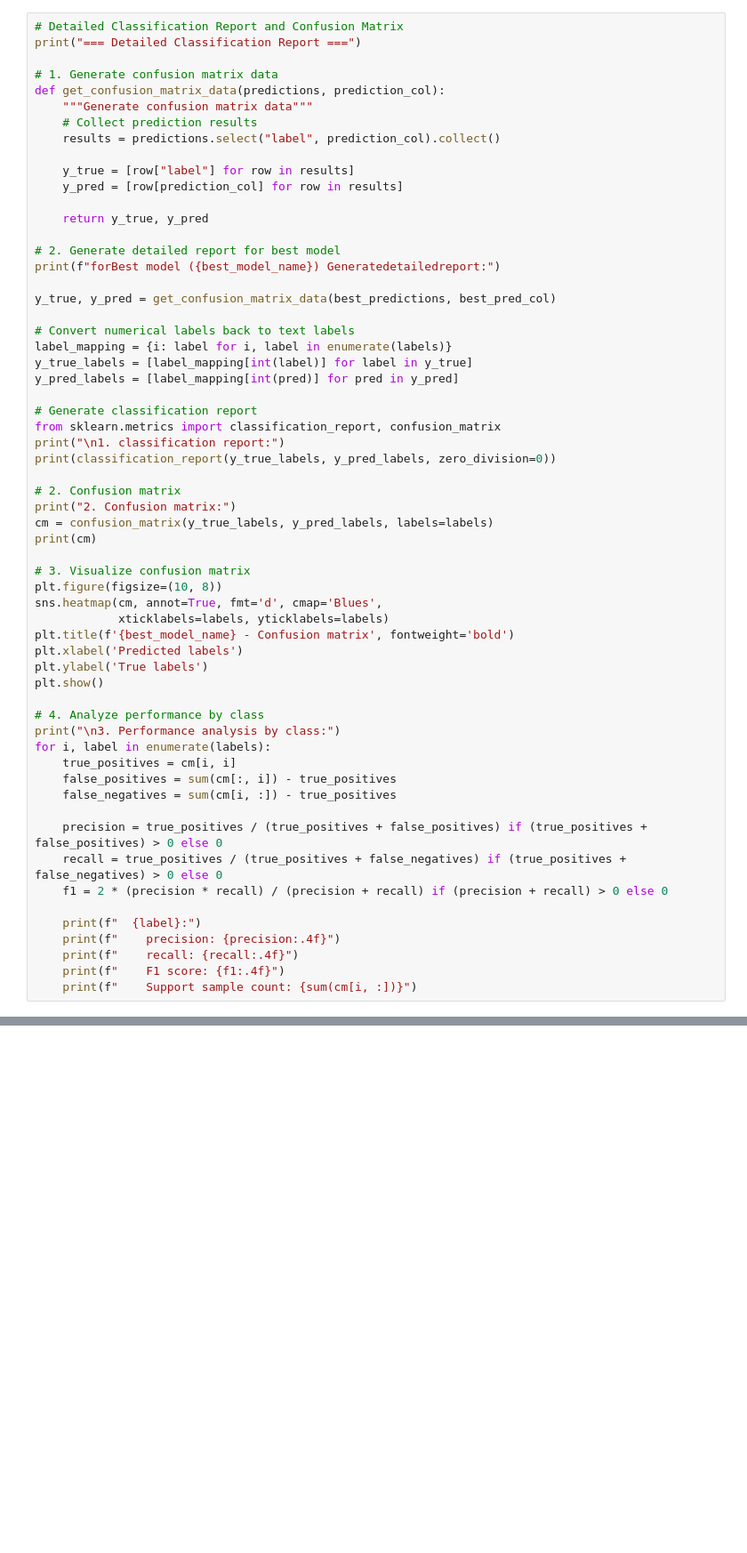
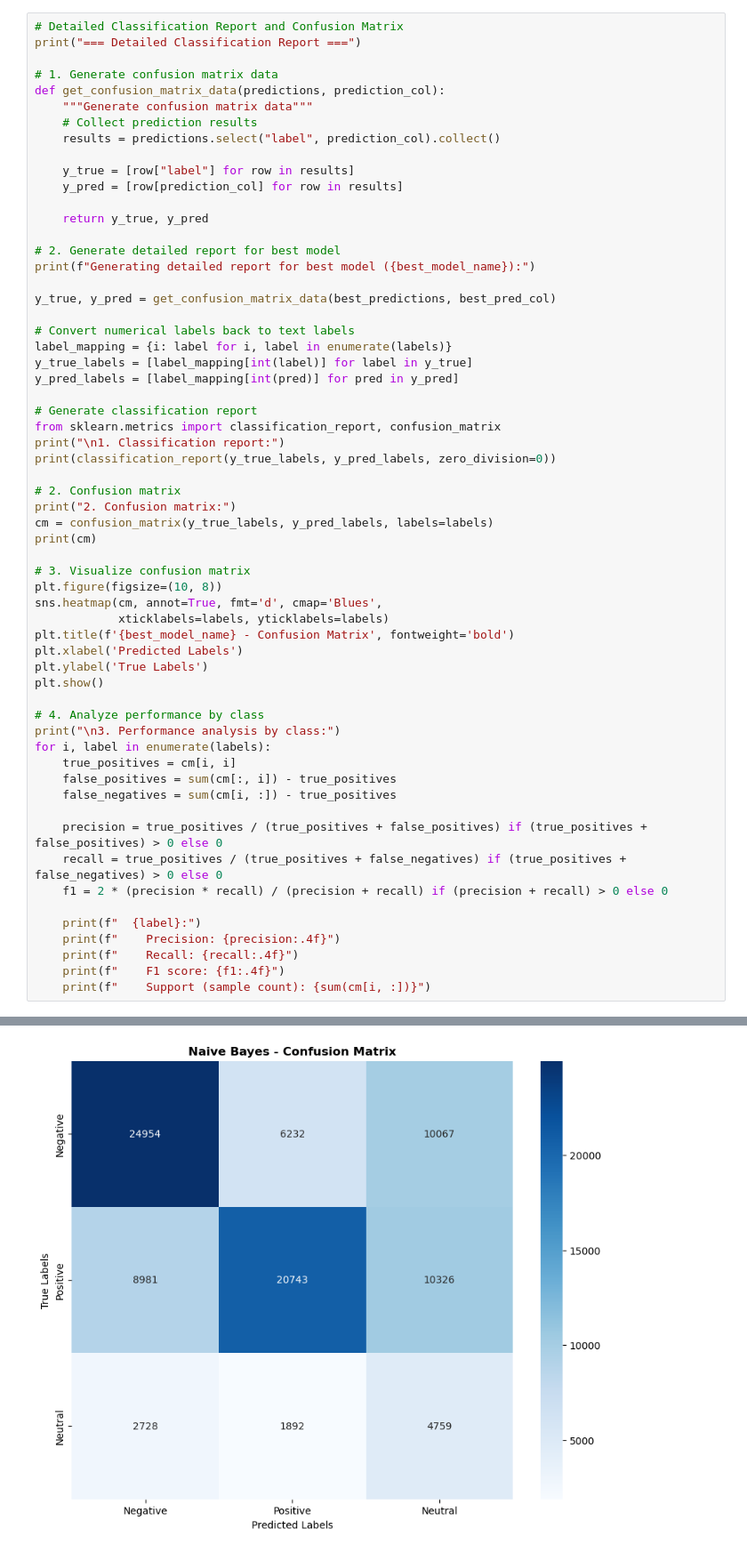
Before and after one commit to q2333gh/tweet_sentiment_analyze, a Jupyter notebook: notebooks/5_classification_modeling.ipynb, the cells around one changed output, grey strips where cells are left out. Shown at 89% size. Saved outputs shown, nothing was run; the diff lists cells and outputs as text; blank space fills up the shorter version.

```diff
--- a/notebooks/5_classification_modeling.ipynb
+++ b/notebooks/5_classification_modeling.ipynb
@@ -480,7 +570,7 @@ def get_confusion_matrix_data(predictions, prediction_col):
     return y_true, y_pred
 
 # 2. Generate detailed report for best model
-print(f"forBest model ({best_model_name}) Generatedetailedreport:")
+print(f"Generating detailed report for best model ({best_model_name}):")
 
 y_true, y_pred = get_confusion_matrix_data(best_predictions, best_pred_col)
 
@@ -491,7 +581,7 @@ y_pred_labels = [label_mapping[int(pred)] for pred in y_pred]
 
 # Generate classification report
 from sklearn.metrics import classification_report, confusion_matrix
-print("\n1. classification report:")
+print("\n1. Classification report:")
 print(classification_report(y_true_labels, y_pred_labels, zero_division=0))
 
 # 2. Confusion matrix
@@ -503,9 +593,9 @@ print(cm)
 plt.figure(figsize=(10, 8))
 sns.heatmap(cm, annot=True, fmt='d', cmap='Blues',
             xticklabels=labels, yticklabels=labels)
-plt.title(f'{best_model_name} - Confusion matrix', fontweight='bold')
-plt.xlabel('Predicted labels')
-plt.ylabel('True labels')
+plt.title(f'{best_model_name} - Confusion Matrix', fontweight='bold')
+plt.xlabel('Predicted Labels')
+plt.ylabel('True Labels')
 plt.show()
 
 # 4. Analyze performance by class
@@ -520,7 +610,8 @@ for i, label in enumerate(labels):
     f1 = 2 * (precision * recall) / (precision + recall) if (precision + recall) > 0 else 0
 
     print(f"  {label}:")
-    print(f"    precision: {precision:.4f}")
-    print(f"    recall: {recall:.4f}")
+    print(f"    Precision: {precision:.4f}")
+    print(f"    Recall: {recall:.4f}")
     print(f"    F1 score: {f1:.4f}")
-    print(f"    Support sample count: {sum(cm[i, :])}")
+    print(f"    Support (sample count): {sum(cm[i, :])}")
+# %% [output]
@@ -526,0 +636 @@ for i, label in enumerate(labels):
+[figure, added]
```
Also changed, not shown: parts of 12 cells of this notebook, 2 other files.
